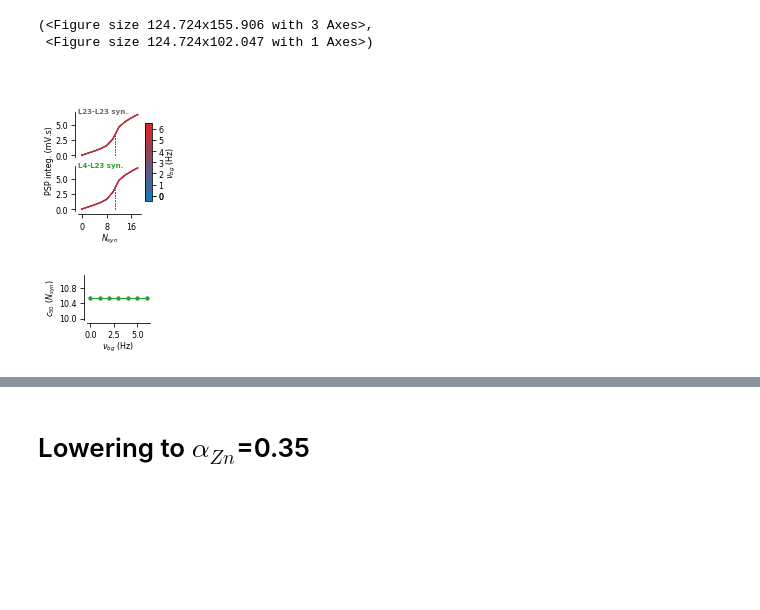
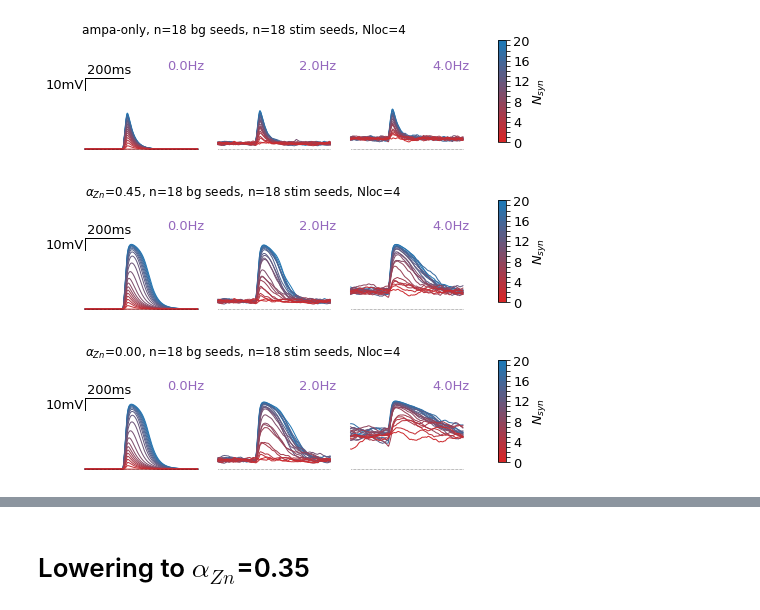
Before and after one commit to yzerlaut/zinc-NMDA-modulation, a Jupyter notebook: Sensitivity_to_Background_Modulation.ipynb, the cells around one changed output, grey strips where cells are left out. Drawn from its saved outputs; the diff is of its cells as text; code cells hidden in the pictures; blank space fills up the shorter version.

```diff
--- a/Sensitivity_to_Background_Modulation.ipynb
+++ b/Sensitivity_to_Background_Modulation.ipynb
@@ -211,0 +177,64 @@ show_trial_average_responses(output_L4)
+# %%
+RESP_PER_STIM = build_full_dataset_per_stim(key='active')
+# %%
+def show_trial_average_responses(RESP_PER_STIM, resp='',
+                                 alphaZn=0.,
+                                 VLIM=None,
+                                 syn_location='all',
+                                 window=[-200,400]):
+
+    if resp=='ampa-only':
+        cond = (RESP_PER_STIM['ampa_only']==True)
+    else:
+        cond = (RESP_PER_STIM['ampa_only']==False) & (RESP_PER_STIM['alphaZn']==alphaZn)
+        resp = '$\\alpha_{Zn}$=%.2f' % alphaZn
+    if syn_location is not 'all':
+        cond = cond & (RESP_PER_STIM['syn_location']==syn_location)
+        sloc = 'loc #%i' % syn_location
+    else:
+        sloc = 'Nloc=%i' % len(np.unique(RESP_PER_STIM['syn_location']))
+
+    bg_levels = np.unique(RESP_PER_STIM['bg_level'])
+    fig, AX = ge.figure(axes=(len(bg_levels),1), wspace=0.1, right=1.3)
+
+    fig.suptitle('%s, n=%i bg seeds, n=%i stim seeds, %s' % (resp,
+                                                    len(np.unique(RESP_PER_STIM['seed'])),
+                                                    len(np.unique(RESP_PER_STIM['seed'])), # STIM SEED HERE !
+                                                    sloc))
+    t = RESP_PER_STIM['t']
+    ylim, ylim2 = [np.inf, -np.inf], [np.inf, -np.inf]
+    for ibg, bg in enumerate(bg_levels):
+        for istim, nstim in enumerate(np.unique(RESP_PER_STIM['nstim'])[::-1]):
+            # raw responses
+            scond = cond &\
+                (RESP_PER_STIM['nstim']==nstim) & (RESP_PER_STIM['bg_level']==bg)
+
+            tcond = (t>=RESP_PER_STIM['stim_delay']+window[0]) & (t<RESP_PER_STIM['stim_delay']+window[1])
+            y0 = np.mean([RESP_PER_STIM['Vm'][i] for i, s in enumerate(scond) if s], axis=0)
+            AX[ibg].plot(t[tcond], y0[tcond],lw=1,
+                    color=ge.red_to_blue(1-istim/len(np.unique(RESP_PER_STIM['nstim']))))
+            ylim = [-76, max([ylim[1],y0.max()])]
+        AX[ibg].plot([t[tcond][0],t[tcond][-1]], -75*np.ones(2), 'k:', lw=0.5)
+        ge.annotate(AX[ibg],'%.1fHz'%bg,(1,1),color=ge.purple,ha='right',va='top')
+
+    for ibg, bg in enumerate(bg_levels):
+        if VLIM is not None:
+            ylim = VLIM
+        ge.set_plot(AX[ibg], [], ylim=ylim)
+    ge.draw_bar_scales(AX[0], Xbar = 200, Xbar_label='200ms',
+                              Ybar = 10, Ybar_label='10mV',
+                              loc=(0.05,.8), orientation='right-bottom')
+    ge.bar_legend(fig, X=np.unique(RESP_PER_STIM['nstim']),
+                  bounds=[0, np.unique(RESP_PER_STIM['nstim'])[-1]],
+                  ticks_labels=['%i' % x if i%4==0 else '' for i, x in enumerate(np.unique(RESP_PER_STIM['nstim']))],
+                  inset=dict(rect=[.999,.4,.016, .5]),
+                  colormap=ge.red_to_blue, label='$N_{syn}$')
+
+props = {'VLIM':[-76,0], 'syn_location':'all'}
+show_trial_average_responses(RESP_PER_STIM, 'ampa-only', **props)
+show_trial_average_responses(RESP_PER_STIM, alphaZn=0.45, **props)
+show_trial_average_responses(RESP_PER_STIM, alphaZn=0., **props)
+# %% [output]
+[figure, added]
+[figure, added]
+[figure, added]
@@ -296,10 +385,3 @@ def show_response_bg_dep(output1, output2,
                   colormap=cmap)
 
     return fig, fig2
-# %%
-show_response_bg_dep(output_L23, output_L4, method='integral')
-# %% [output]
-(<Figure size 124.724x155.906 with 3 Axes>,
- <Figure size 124.724x102.047 with 1 Axes>)
-[figure, removed]
-[figure, removed]
```
Also changed, not shown: parts of 28 cells of this notebook, 3 other files.
